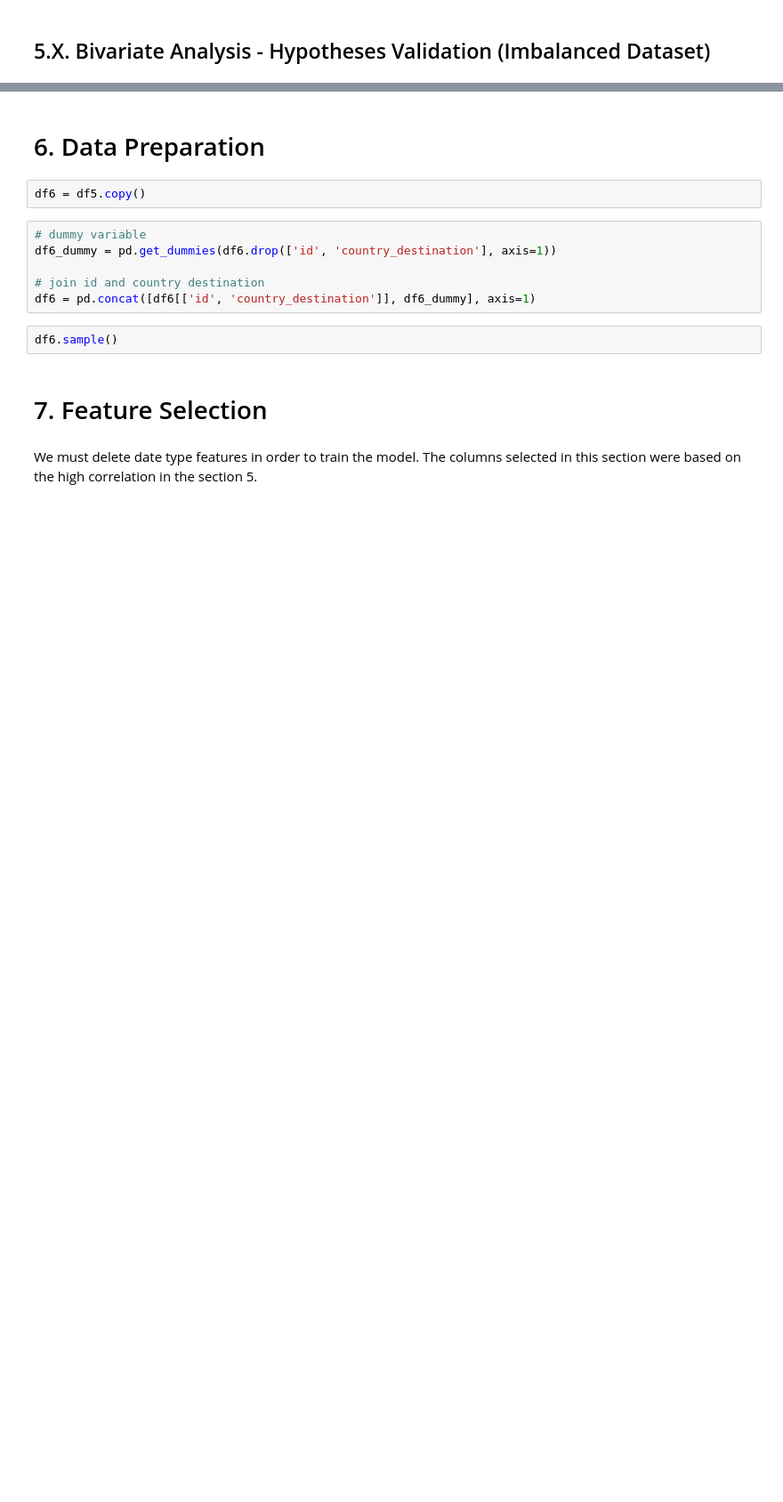
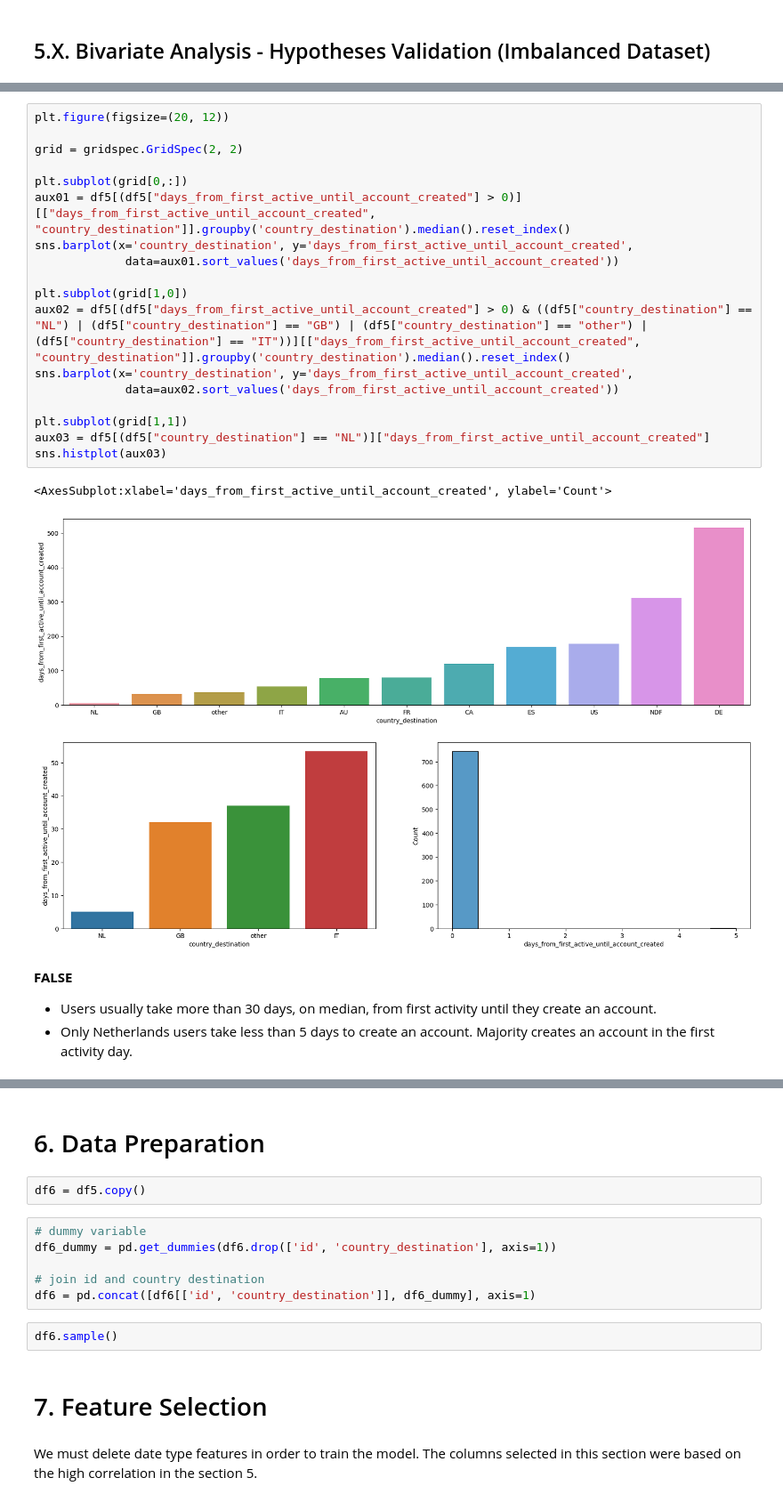
Before and after one commit to lucasquemelli/airbnb, a Jupyter notebook: airbnb.ipynb, the cells around one changed output, grey strips where cells are left out. Shown at 89% size. Saved outputs shown, nothing was run; the diff lists cells and outputs as text; blank space fills up the shorter version.

```diff
--- a/airbnb.ipynb
+++ b/airbnb.ipynb
@@ -1220,0 +1213,26 @@ The main objective of this analysis is to evaluate the correlation between the v
+# %%
+plt.figure(figsize=(20, 12))
+
+grid = gridspec.GridSpec(2, 2)
+
+plt.subplot(grid[0,:])
+aux01 = df5[(df5["days_from_first_active_until_account_created"] > 0)][["days_from_first_active_until_account_created", "country_destination"]].groupby('country_destination').median().reset_index()
+sns.barplot(x='country_destination', y='days_from_first_active_until_account_created',
+             data=aux01.sort_values('days_from_first_active_until_account_created'))
+
+plt.subplot(grid[1,0])
+aux02 = df5[(df5["days_from_first_active_until_account_created"] > 0) & ((df5["country_destination"] == "NL") | (df5["country_destination"] == "GB") | (df5["country_destination"] == "other") | (df5["country_destination"] == "IT"))][["days_from_first_active_until_account_created", "country_destination"]].groupby('country_destination').median().reset_index()
+sns.barplot(x='country_destination', y='days_from_first_active_until_account_created',
+             data=aux02.sort_values('days_from_first_active_until_account_created'))
+
+plt.subplot(grid[1,1])
+aux03 = df5[(df5["country_destination"] == "NL")]["days_from_first_active_until_account_created"]
+sns.histplot(aux03)
+# %% [output]
+<AxesSubplot:xlabel='days_from_first_active_until_account_created', ylabel='Count'>
+[figure, added]
+# %% [markdown]
+**FALSE**
+
+- Users usually take more than 30 days, on median, from first activity until they create an account.
+- Only Netherlands users take less than 5 days to create an account. Majority creates an account in the first activity day.
```
Also changed, not shown: parts of 50 cells of this notebook.
